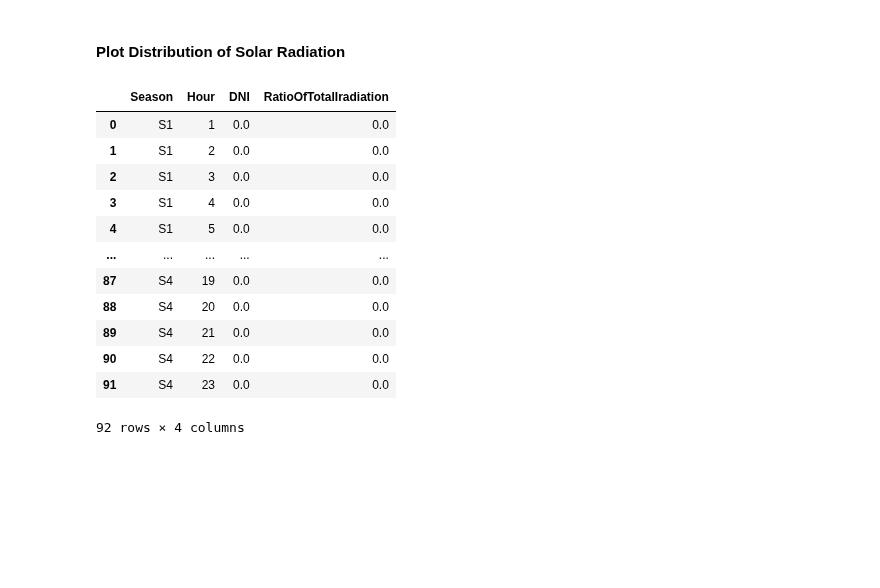
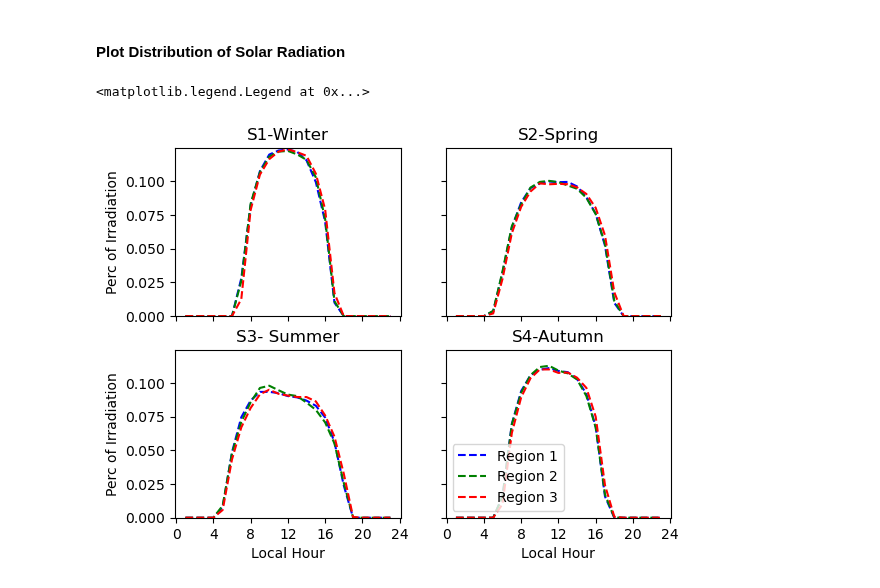
Before and after one commit to vaduraes/TemoaHurricane_V2, a Jupyter notebook: CreateBaseDeck/Excel2Sql.ipynb, the cells around one changed output. Cells and saved outputs as stored; diff of their text form; code cells hidden in the pictures; blank space fills up the shorter version.

```diff
--- a/CreateBaseDeck/Excel2Sql.ipynb
+++ b/CreateBaseDeck/Excel2Sql.ipynb
@@ -1365,69 +1391,49 @@ DistIrradiation_R3=GetAverageDNI("R3")
 #### Plot Distribution of Solar Radiation
 # %%
 fig, axs = plt.subplots(2, 2)
-G_S1Data=DistIrradiation_R1[DistIrradiation_R1["Season"]=="S1"]
+R_S1Data=[AverageDNI_GHI_R1[AverageDNI_GHI_R1["Season"]=="S1"],AverageDNI_GHI_R2[AverageDNI_GHI_R2["Season"]=="S1"],AverageDNI_GHI_R3[AverageDNI_GHI_R3["Season"]=="S1"]]
+R_S2Data=[AverageDNI_GHI_R1[AverageDNI_GHI_R1["Season"]=="S2"],AverageDNI_GHI_R2[AverageDNI_GHI_R2["Season"]=="S2"],AverageDNI_GHI_R3[AverageDNI_GHI_R3["Season"]=="S2"]]
+R_S3Data=[AverageDNI_GHI_R1[AverageDNI_GHI_R1["Season"]=="S3"],AverageDNI_GHI_R2[AverageDNI_GHI_R2["Season"]=="S3"],AverageDNI_GHI_R3[AverageDNI_GHI_R3["Season"]=="S3"]]
+R_S4Data=[AverageDNI_GHI_R1[AverageDNI_GHI_R1["Season"]=="S4"],AverageDNI_GHI_R2[AverageDNI_GHI_R2["Season"]=="S4"],AverageDNI_GHI_R3[AverageDNI_GHI_R3["Season"]=="S4"]]
 
+R1_S1Data=AverageDNI_GHI_R1[AverageDNI_GHI_R1["Season"]=="S1"]
+x=R1_S1Data["Hour"].unique()
 
-G_S2Data=GeneralDemandDistribuion[GeneralDemandDistribuion["Season"]=="S2"]
-G_S3Data=GeneralDemandDistribuion[GeneralDemandDistribuion["Season"]=="S3"]
-G_S4Data=GeneralDemandDistribuion[GeneralDemandDistribuion["Season"]=="S4"]
-x=G_S2Data["Hour"].unique()
-
-MinY=-0.0005+min(G_S1Data["RatioOfDemand"].min(),G_S2Data["RatioOfDemand"].min(),G_S3Data["RatioOfDemand"].min(),G_S4Data["RatioOfDemand"].min())
-MaxY=0.001+max(G_S1Data["RatioOfDemand"].max(),G_S2Data["RatioOfDemand"].max(),G_S3Data["RatioOfDemand"].max(),G_S4Data["RatioOfDemand"].max())
+MinY=0
+MaxY=0.001+R1_S1Data["RatioOfDNI"].max()
 
 axs[0, 0].set_title('S1-Winter')
 axs[0, 1].set_title('S2-Spring')
 axs[1, 0].set_title('S3- Summer')
 axs[1, 1].set_title('S4-Autumn')
 
 axs[0, 0].xaxis.set_ticks(np.arange(0, 24+1, 4))
 axs[0, 1].xaxis.set_ticks(np.arange(0, 24+1, 4))
 axs[1, 0].xaxis.set_ticks(np.arange(0, 24+1, 4))
 axs[1, 1].xaxis.set_ticks(np.arange(0, 24+1, 4))
 
-axs[0, 0].plot(x, G_S1Data["RatioOfDemand"],"k--")
-axs[0, 1].plot(x, G_S2Data["RatioOfDemand"],"k--")
-axs[1, 0].plot(x, G_S3Data["RatioOfDemand"],"k--")
-axs[1, 1].plot(x, G_S4Data["RatioOfDemand"],"k--",label="Avg Year")
+
 
 Colors=list(mcolors.BASE_COLORS.keys())
-for i in range(len(Demand_Season_Hour_agg["Year"].unique())):
-    year=Demand_Season_Hour_agg["Year"].unique()[i]
-    G_S1Data=Demand_Season_Hour_agg[(Demand_Season_Hour_agg["Season"]=="S1")*(Demand_Season_Hour_agg["Year"]==year)]
-    G_S2Data=Demand_Season_Hour_agg[(Demand_Season_Hour_agg["Season"]=="S2")*(Demand_Season_Hour_agg["Year"]==year)]
-    G_S3Data=Demand_Season_Hour_agg[(Demand_Season_Hour_agg["Season"]=="S3")*(Demand_Season_Hour_agg["Year"]==year)]
-    G_S4Data=Demand_Season_Hour_agg[(Demand_Season_Hour_agg["Season"]=="S4")*(Demand_Season_Hour_agg["Year"]==year)]
-
-    axs[0, 0].plot(x, G_S1Data["RatioOfYearDemand"],Colors[i]+"--")
-    axs[0, 1].plot(x, G_S2Data["RatioOfYearDemand"],Colors[i]+"--")
-    axs[1, 0].plot(x, G_S3Data["RatioOfYearDemand"],Colors[i]+"--")
-    axs[1, 1].plot(x, G_S4Data["RatioOfYearDemand"],Colors[i]+"--",label=year)
+for i in range(3):
+    axs[0, 0].plot(x[1:], R_S1Data[i]["RatioOfDNI"][1:],Colors[i]+"--",label="Region "+str(i+1))
+    axs[0, 1].plot(x[1:], R_S2Data[i]["RatioOfDNI"][1:],Colors[i]+"--",label="Region "+str(i+1))
+    axs[1, 0].plot(x[1:], R_S3Data[i]["RatioOfDNI"][1:],Colors[i]+"--",label="Region "+str(i+1))
+    axs[1, 1].plot(x[1:], R_S4Data[i]["RatioOfDNI"][1:],Colors[i]+"--",label="Region "+str(i+1))
 
 axs[0, 0].set_ylim(MinY, MaxY)
 axs[0, 1].set_ylim(MinY, MaxY)
 axs[1, 0].set_ylim(MinY, MaxY)
 axs[1, 1].set_ylim(MinY, MaxY)
 
 for ax in axs.flat:
-    ax.set(xlabel="Local Hour", ylabel='Perc of Demand')
+    ax.set(xlabel="Local Hour", ylabel='Perc of Irradiation')
 
 # Hide x labels and tick labels for top plots and y ticks for right plots.
 for ax in axs.flat:
     ax.label_outer()
 
 plt.legend()
 # %% [output]
-|  | Season | Hour | DNI | RatioOfTotalIradiation |
-| 0 | S1 | 1 | 0.0 | 0.0 |
-| 1 | S1 | 2 | 0.0 | 0.0 |
-| 2 | S1 | 3 | 0.0 | 0.0 |
-| 3 | S1 | 4 | 0.0 | 0.0 |
-| 4 | S1 | 5 | 0.0 | 0.0 |
-| ... | ... | ... | ... | ... |
-| 87 | S4 | 19 | 0.0 | 0.0 |
-| 88 | S4 | 20 | 0.0 | 0.0 |
-| 89 | S4 | 21 | 0.0 | 0.0 |
-| 90 | S4 | 22 | 0.0 | 0.0 |
-| 91 | S4 | 23 | 0.0 | 0.0 |
-92 rows × 4 columns
+<matplotlib.legend.Legend at 0x...>
+[figure, added]
```
Also changed, not shown: parts of 15 cells of this notebook.
